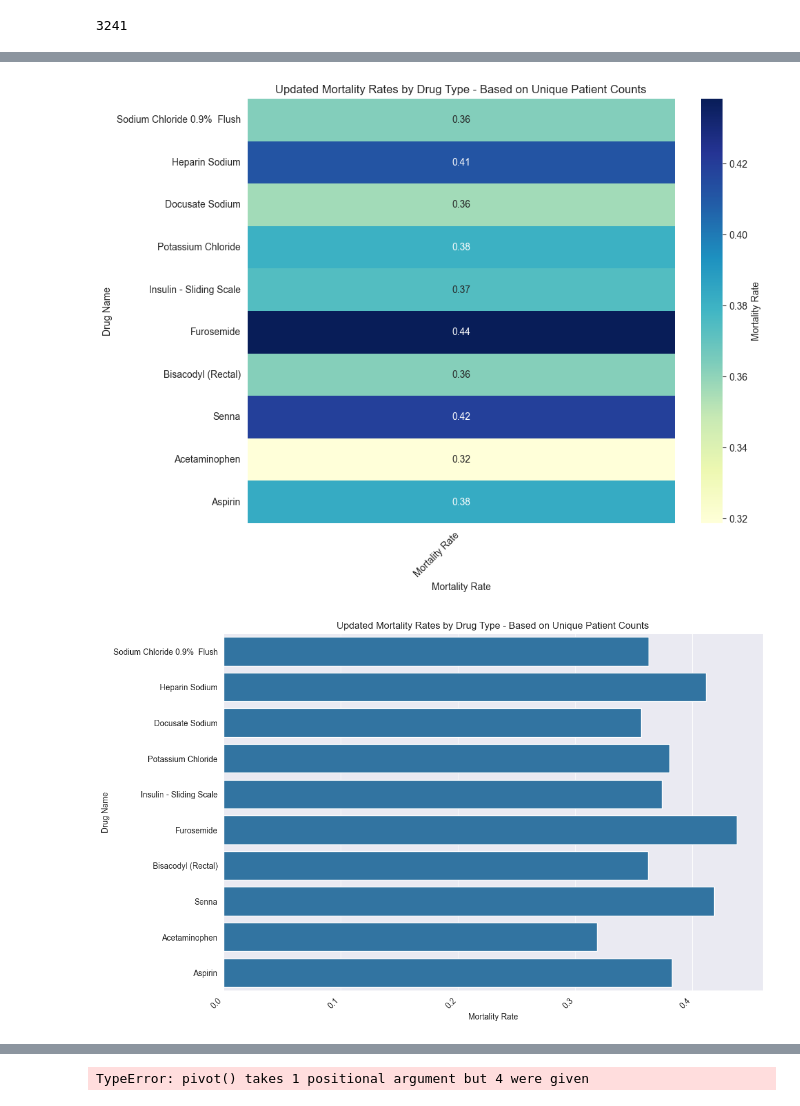
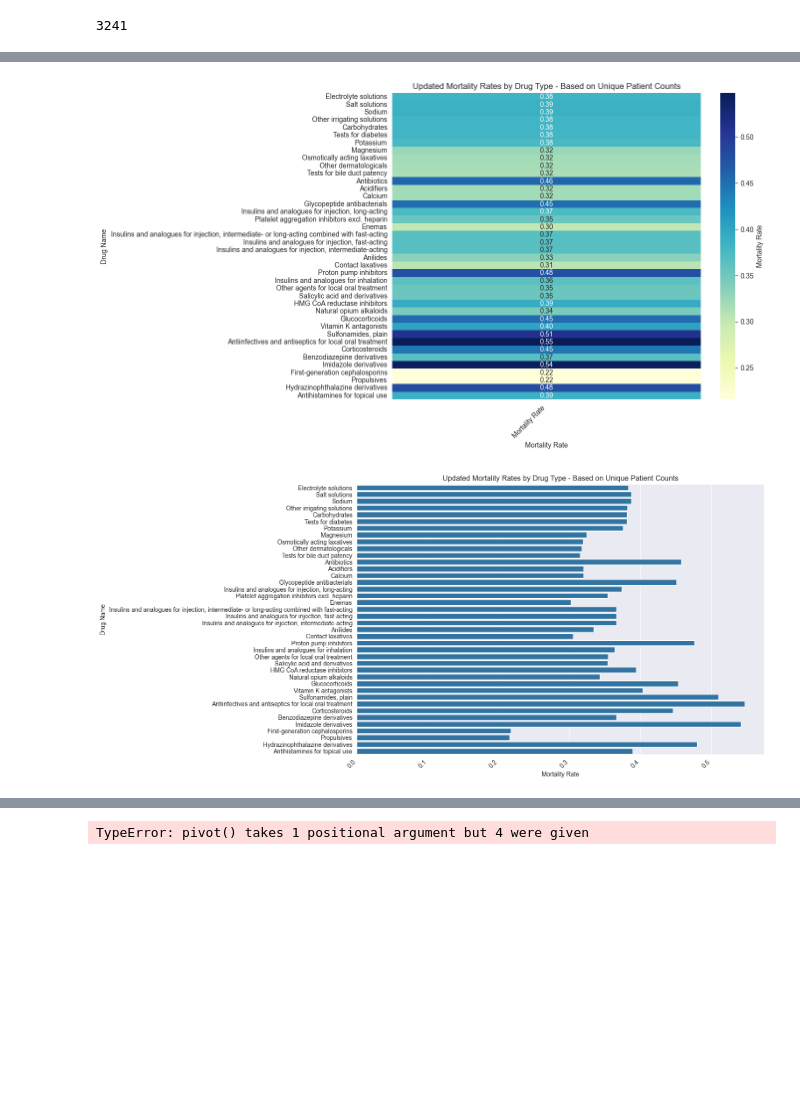
Before and after one commit to Math2130/MIMIC-III-Mortality-Analysis, a Jupyter notebook: VisualizationMedication.ipynb, the cells around one changed output, grey strips where cells are left out. Cells and saved outputs as stored; diff of their text form; code cells hidden in the pictures; blank space fills up the shorter version.

```diff
--- a/VisualizationMedication.ipynb
+++ b/VisualizationMedication.ipynb
@@ -147,7 +259,7 @@ merged_df.describe()
 # plt.title('Heatmap of Drug Types and Mortality Correlation')
 # plt.show()
 # %%
-drug_expire = pd.read_csv('drug_expire.csv')
+drug_expire = pd.read_csv('cleaned_drug_atc_expire.csv')
 # %%
 # Aggregate the total duration of drug prescriptions per patient
 patient_duration = drug_expire.groupby('SUBJECT_ID')['DURATION'].sum().reset_index()
@@ -191,29 +303,31 @@ plt.show()
+# %%
+drug_class = 'atc4_name'
 # %%
 # The goal is to have each entry include patient ID, drug information, total duration of that particular drug, and the number of times this drug prescribed to this patient.
 
 # Grouping the data by 'SUBJECT_ID' and 'DRUG_NAME_GENERIC' to aggregate the total duration and count the prescriptions
-drug_patient_summary = drug_expire.groupby(['SUBJECT_ID', 'DRUG_NAME_GENERIC']).agg(
+drug_patient_summary = drug_expire.groupby(['SUBJECT_ID', drug_class]).agg(
     Total_Duration=('DURATION', 'sum'),
-    Prescription_Count=('DRUG_NAME_GENERIC', 'count')
+    Prescription_Count=('atc4', 'count')
 ).reset_index()
 
 # Merging the summary data back with the original to include 'EXPIRE_FLAG'
 drug_patient_complete = pd.merge(
     drug_patient_summary,
-    drug_expire[['SUBJECT_ID', 'DRUG_NAME_GENERIC', 'EXPIRE_FLAG']].drop_duplicates(),
-    on=['SUBJECT_ID', 'DRUG_NAME_GENERIC'],
+    drug_expire[['SUBJECT_ID', drug_class, 'EXPIRE_FLAG']].drop_duplicates(),
+    on=['SUBJECT_ID', drug_class],
     how='left'
 )
 
 # Now, proceed with the analysis similar to before, focusing on the top drugs but considering the newly structured data
 # Selecting the top 10 most frequently prescribed drugs
-top_drugs = drug_patient_complete['DRUG_NAME_GENERIC'].value_counts().head(10).index.tolist()
+top_drugs = drug_patient_complete[drug_class].value_counts().head(40).index.tolist()
 
 # Filter the dataset to include only the top drugs
-top_drugs_df = drug_patient_complete[drug_patient_complete['DRUG_NAME_GENERIC'].isin(top_drugs)]
+top_drugs_df = drug_patient_complete[drug_patient_complete[drug_class].isin(top_drugs)]
 
 # Aggregate data by drug and mortality flag, summing the total duration and counting the number of prescriptions
-drug_mortality_summary = top_drugs_df.groupby(['DRUG_NAME_GENERIC', 'EXPIRE_FLAG']).agg(
+drug_mortality_summary = top_drugs_df.groupby([drug_class, 'EXPIRE_FLAG']).agg(
     Total_Duration=('Total_Duration', 'sum'),
     Prescription_Count=('Prescription_Count', 'sum')
 ).unstack(fill_value=0)
@@ -261,37 +365,33 @@ plt.show()
 # %%
-# It seems there was an issue with the previous execution. Let's attempt the operation again, ensuring correctness.
-
-# Adjusting to calculate mortality rate based on unique patient counts for each drug
-
 # First, calculating unique patients per drug and their expiration status
-unique_patient_drug_expire = drug_patient_complete.groupby(['DRUG_NAME_GENERIC', 'EXPIRE_FLAG'])['SUBJECT_ID'].nunique().unstack(fill_value=0)
+unique_patient_drug_expire = drug_patient_complete.groupby([drug_class, 'EXPIRE_FLAG'])['SUBJECT_ID'].nunique().unstack(fill_value=0)
 
 # Calculate the new mortality rate based on unique patient counts
 unique_patient_drug_expire['Mortality Rate'] = unique_patient_drug_expire[1] / (unique_patient_drug_expire[0] + unique_patient_drug_expire[1])
 
 # Preparing the visualization data, focusing on the top drugs
 new_heatmap_data = unique_patient_drug_expire.loc[top_drugs, ['Mortality Rate']]
 
 # Plotting the heatmap for the updated mortality rates
 plt.figure(figsize=(10, 8))
 sns.heatmap(data=new_heatmap_data, annot=True, cmap="YlGnBu", cbar_kws={'label': 'Mortality Rate'}, fmt=".2f")
 plt.title('Updated Mortality Rates by Drug Type - Based on Unique Patient Counts')
 plt.xlabel('Mortality Rate')
 plt.ylabel('Drug Name')
 plt.xticks(rotation=45, ha='right')
 plt.show()
 
 # Plotting the bar chart for the updated mortality rates
 plt.figure(figsize=(12, 8))
-sns.barplot(x='Mortality Rate', y=new_heatmap_data.reset_index()['DRUG_NAME_GENERIC'], data=new_heatmap_data.reset_index())
+sns.barplot(x='Mortality Rate', y=new_heatmap_data.reset_index()[drug_class], data=new_heatmap_data.reset_index())
 plt.title('Updated Mortality Rates by Drug Type - Based on Unique Patient Counts')
 plt.xlabel('Mortality Rate')
 plt.ylabel('Drug Name')
 plt.xticks(rotation=45, ha='right')
 plt.show()
 # %% [output]
-[figure, old version]
+[figure, new version]
-[figure, old version]
+[figure, new version]
 # %%
 heatmap_data.head()
 # %% [output]
```
Also changed, not shown: parts of 32 cells of this notebook, 1 other file.
